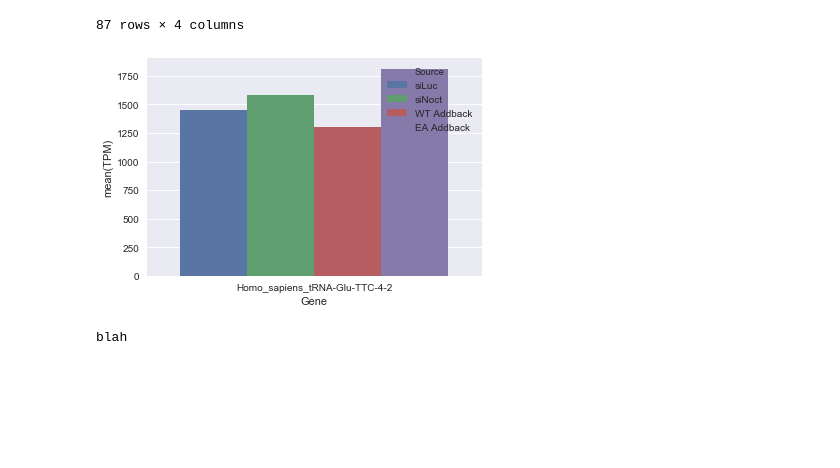
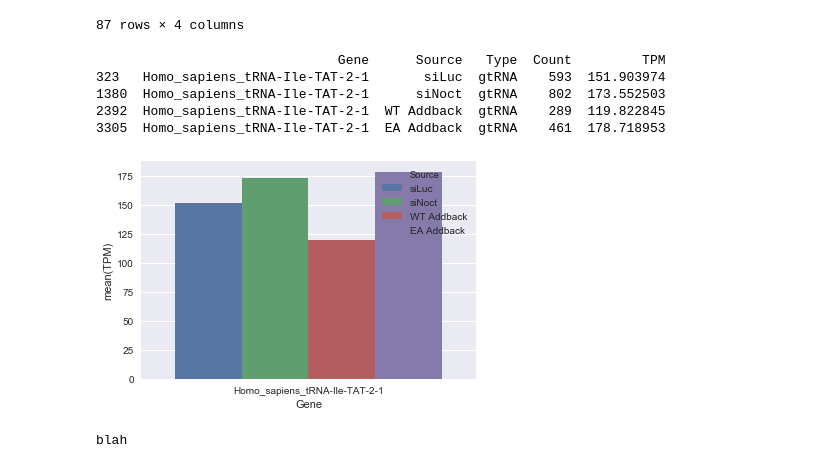
Before and after one commit to TimNicholsonShaw/AnOThER-Seq, a Jupyter notebook: notebooks/nocturnin.ipynb, the cells around one changed output. Saved outputs shown, nothing was run; the diff lists cells and outputs as text; code cells hidden in the pictures; blank space fills up the shorter version.

```diff
--- a/notebooks/nocturnin.ipynb
+++ b/notebooks/nocturnin.ipynb
@@ -287,13 +287,18 @@ dec_cans
 87 rows × 4 columns
 # %%
 # Plot TPM
-def plotTPM(df,transcript):
-    data = df[df['Gene']==transcript]
-    sns.barplot(y='TPM', x='Gene',data=data, hue='Source')
-
-plotTPM(TPM, "Homo_sapiens_tRNA-Glu-TTC-4-2")
+def plotTPM(df,transcriptList):
+    df = df[df['Gene'].isin(transcriptList)]
+    sns.barplot(y='TPM',x='Gene', data=df, hue='Source')
+    print(df)
+plotTPM(TPM, ["Homo_sapiens_tRNA-Ile-TAT-2-1"])
 # %% [output]
+                               Gene      Source   Type  Count         TPM
+323   Homo_sapiens_tRNA-Ile-TAT-2-1       siLuc  gtRNA    593  151.903974
+1380  Homo_sapiens_tRNA-Ile-TAT-2-1      siNoct  gtRNA    802  173.552503
+2392  Homo_sapiens_tRNA-Ile-TAT-2-1  WT Addback  gtRNA    289  119.822845
+3305  Homo_sapiens_tRNA-Ile-TAT-2-1  EA Addback  gtRNA    461  178.718953
-[figure, old version]
+[figure, new version]
 # %%
 # Deprecated code, saved for reference
 plt.figure(figsize=(20,20))
```
